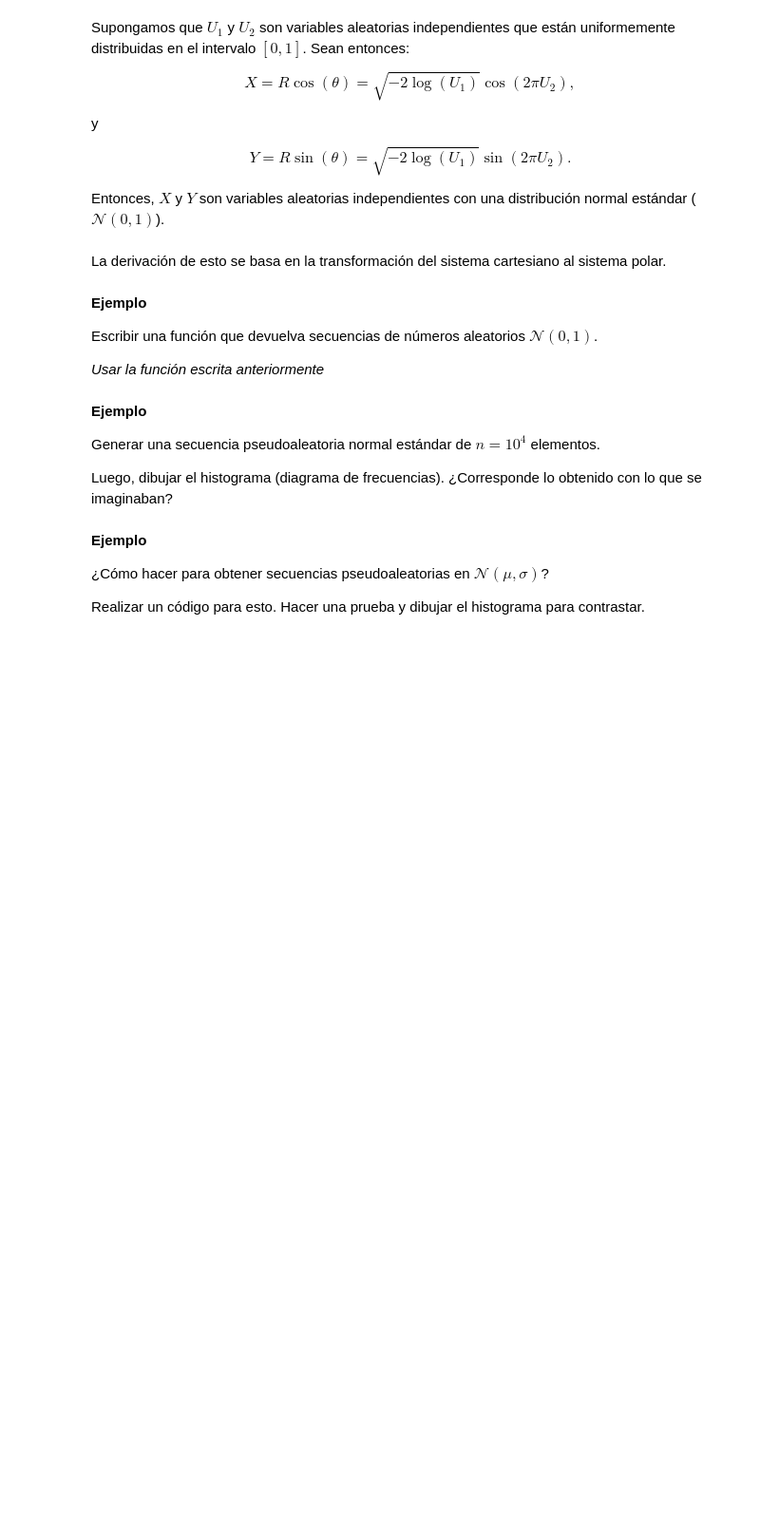
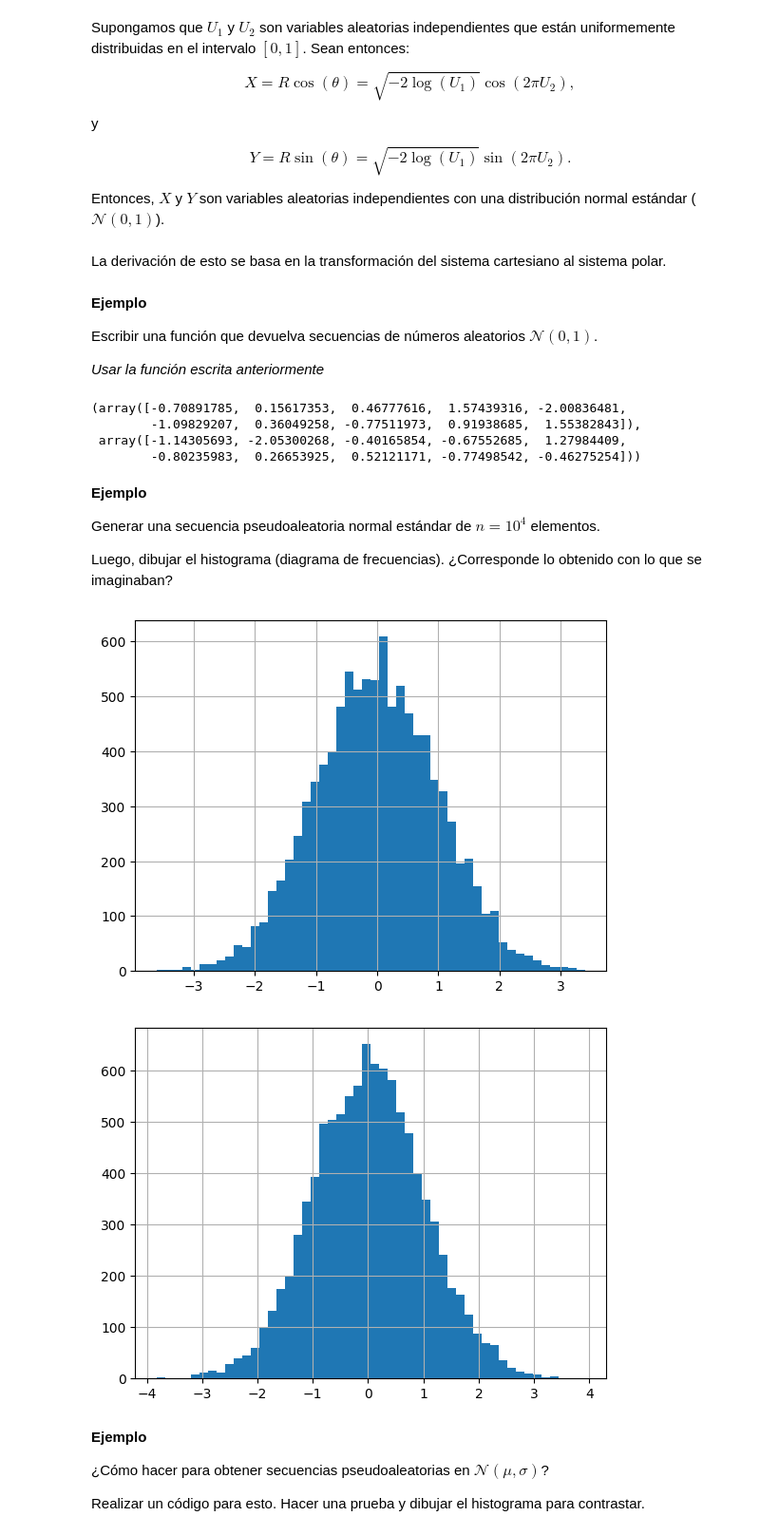
Before and after one commit to ArellanoMCarlos/SimMatO2025, a Jupyter notebook: Módulo 2 - Métodos heurísticos/1 - Números_Pseudoaleatorios.ipynb, the cells around one changed output. Shown: that part at 95% size. Saved outputs shown, nothing was run; the diff lists cells and outputs as text; code cells hidden in the pictures; blank space fills up the shorter version.

```diff
--- a/Módulo 2 - Métodos heurísticos/1 - Números_Pseudoaleatorios.ipynb
+++ b/Módulo 2 - Métodos heurísticos/1 - Números_Pseudoaleatorios.ipynb
@@ -314,12 +336,38 @@ La derivación de esto se basa en la transformación del sistema cartesiano al s
 Escribir una función que devuelva secuencias de números aleatorios $\mathcal{N}(0,1)$.
 
 *Usar la función escrita anteriormente*
+# %%
+def box_muller(x0,a=1103515245,b=12345,m=2**32,n=1):
+  u1=congruencial(x0,a,b,m,n)                        # Valores aleatorios con distribución U(0,1)
+  u2=congruencial(x0+1,a,b,m,n)                      # Valores aleatorios con distribución U(0,1)
+  R=np.sqrt(-2*np.log(u1))
+  theta=2*np.pi*u2
+  x=R*np.cos(theta)
+  y=R*np.sin(theta)
+  return x,y
+# %%
+box_muller(x0(),n=10)
+# %% [output]
+(array([-0.70891785,  0.15617353,  0.46777616,  1.57439316, -2.00836481,
+        -1.09829207,  0.36049258, -0.77511973,  0.91938685,  1.55382843]),
+ array([-1.14305693, -2.05300268, -0.40165854, -0.67552685,  1.27984409,
+        -0.80235983,  0.26653925,  0.52121171, -0.77498542, -0.46275254]))
 # %% [markdown]
 **Ejemplo**
 
 Generar una secuencia pseudoaleatoria normal estándar de $n=10^4$ elementos.
 
 Luego, dibujar el histograma (diagrama de frecuencias). ¿Corresponde lo obtenido con lo que se imaginaban?
+# %%
+x,y=box_muller(x0(),n=10**4)
+plt.hist(x,bins=50)
+plt.grid()
+plt.figure()
+plt.hist(y,bins=50)
+plt.grid()
+# %% [output]
+[figure, added]
+[figure, added]
 # %% [markdown]
 **Ejemplo**
 
```
Also changed, not shown: parts of 31 cells of this notebook, 1 other file.
